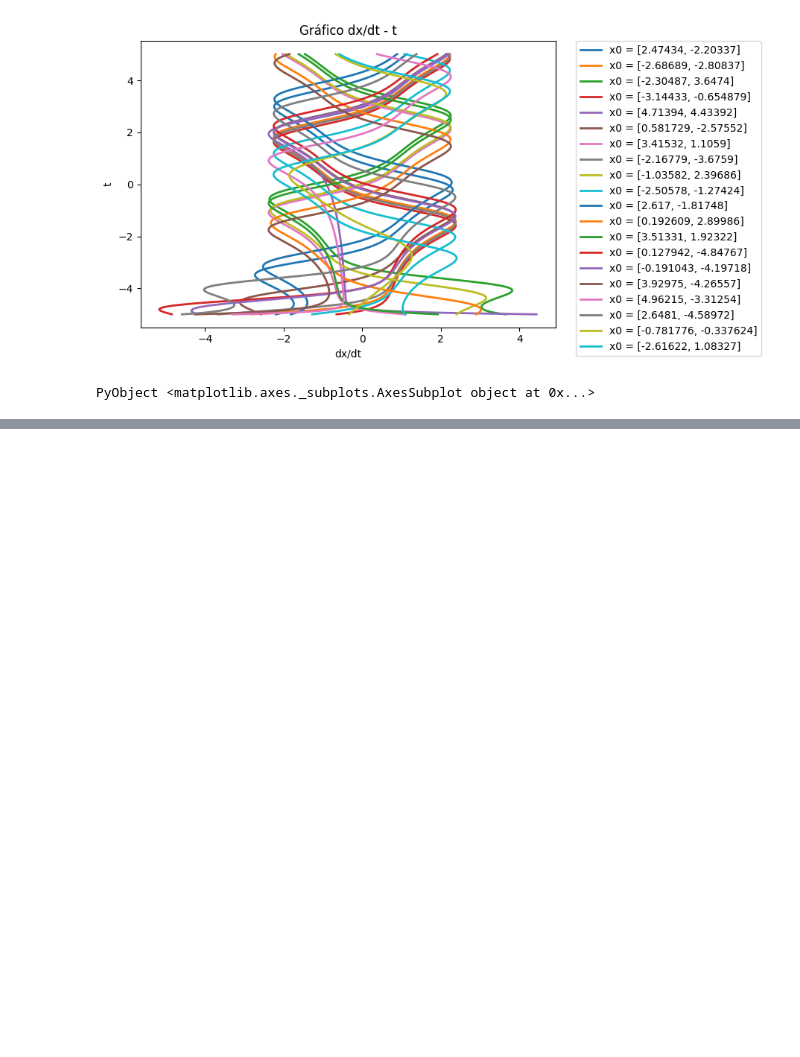
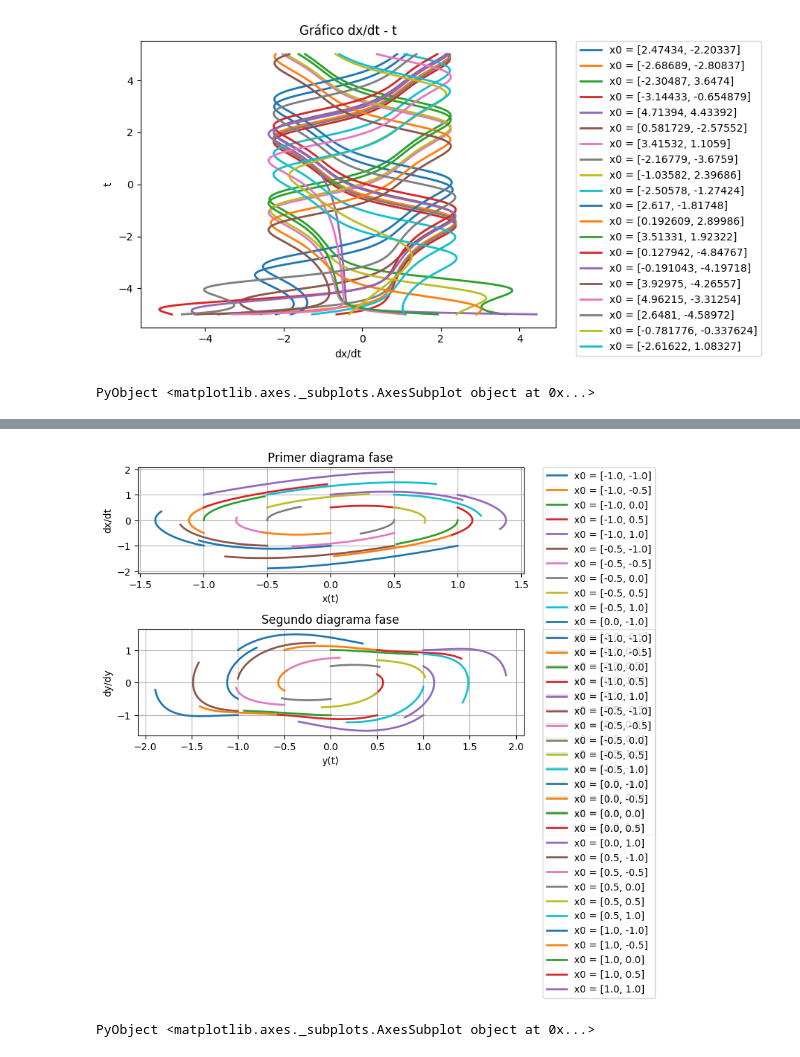
Before and after one commit to walup/Fisica_Computacional_Legaria_Pe-a, a Jupyter notebook: Tarea_14.ipynb, the cells around one changed output, grey strips where cells are left out. Drawn from its saved outputs; the diff is of its cells as text; code cells hidden in the pictures; blank space fills up the shorter version.

```diff
--- a/Tarea_14.ipynb
+++ b/Tarea_14.ipynb
@@ -1,5 +0,0 @@
-# %%
-function last(A)
-
-   return A[length(A)]
-end
@@ -268,0 +265,52 @@ PyObject <matplotlib.axes._subplots.AxesSubplot object at 0x...>
+# %%
+#=Segun lo que calculamos las trayectorias que converjen estan cercanas a cero. Simplemente ahora en vez de graficar la solución de condiciones iniciales aleatorias, vamos a graficar en un intervalo que este cerca del cero. =#
+using PyPlot
+plt = PyPlot
+
+f(x,t) = [x[2],-x[1]+0.5*(1-x[1]^2)*x[2]]
+
+#=Llenamos el arreglo de condiciones iniciales=#
+condicionesIniciales = []
+for i in linspace(-1,1,5)
+    for j in linspace(-1,1,5)
+
+    #=Son 25 condiciones iniciales las que vamos a probar=#
+    push!(condicionesIniciales,[i,j])
+    end
+end
+
+initial = -0.5
+final = 0.5
+solucion = []
+xCord(x) = x[1]
+yCord(x)=x[2]
+derivada = []
+
+for condicion in condicionesIniciales
+    solucion = rungeKutta4(f,initial,final,condicion,0.01)
+    derivada = f.(solucion[2],solucion[1])
+
+
+    #=Primer diagrama fase=#
+    plt.subplot(2,1,1)
+    plt.xlabel("x(t)")
+    plt.ylabel("dx/dt")
+    plt.title("Primer diagrama fase")
+    plt.grid()
+    plt.tight_layout()
+    plt.plot(xCord.(solucion[2]),xCord.(derivada),label = "x0 = $(condicion)",linewidth =2)
+    legend(bbox_to_anchor=[1.05,1],loc=2,borderaxespad=0)
+
+    plt.subplot(2,1,2)
+    plt.xlabel("y(t)")
+    plt.ylabel("dy/dy")
+    plt.tight_layout()
+    plt.title("Segundo diagrama fase")
+    plt.grid()
+    plt.plot(yCord.(solucion[2]),yCord.(derivada),label = "x0 = $(condicion)",linewidth =2)
+    legend(bbox_to_anchor=[1.05,1],loc=2,borderaxespad=0)
+end
+    ax = gca()
+# %% [output]
+[figure, added]
+PyObject <matplotlib.axes._subplots.AxesSubplot object at 0x...>
```
Also changed, not shown: parts of 7 cells of this notebook.
